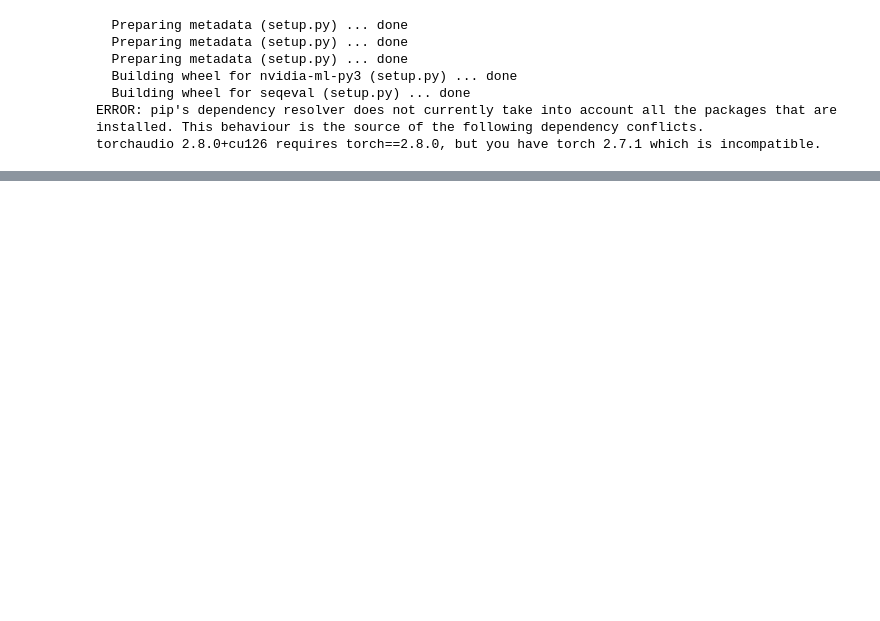
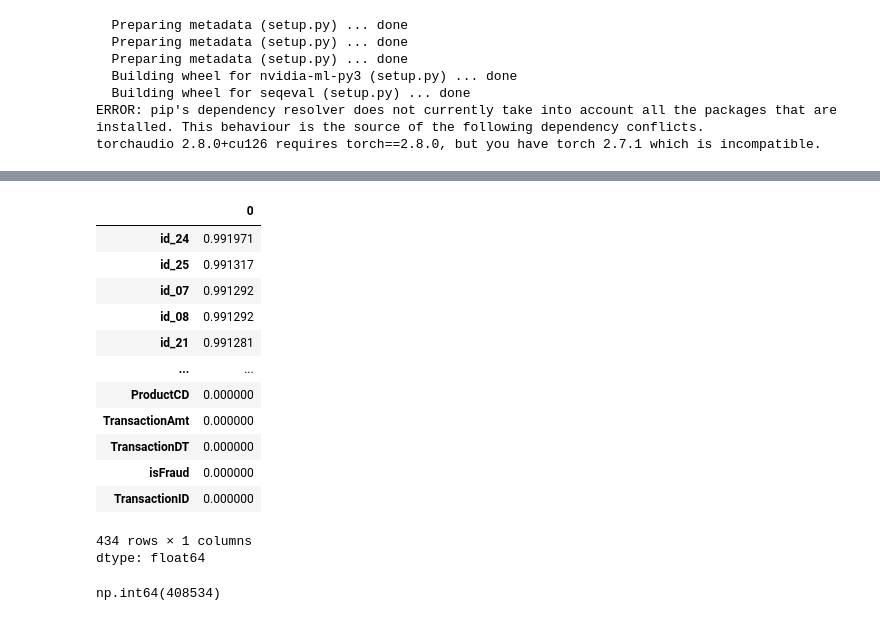
Before and after one commit to ykalathiya-2/AutoGluon, a Jupyter notebook: fraud_detection/fraud_detection.ipynb, the cells around one changed output, grey strips where cells are left out. Saved outputs shown, nothing was run; the diff lists cells and outputs as text; code cells hidden in the pictures; blank space fills up the shorter version.

```diff
--- a/fraud_detection/fraud_detection.ipynb
+++ b/fraud_detection/fraud_detection.ipynb
@@ -39 +80,22 @@ train_data = pd.merge(train_transaction, train_identity, on='TransactionID', how
+# %%
+(train_data.isna().sum()/train_data.shape[0]).sort_values(ascending=False)
+# %% [output]
+|  | 0 |
+| id_24 | 0.991971 |
+| id_25 | 0.991317 |
+| id_07 | 0.991292 |
+| id_08 | 0.991292 |
+| id_21 | 0.991281 |
+| ... | ... |
+| ProductCD | 0.000000 |
+| TransactionAmt | 0.000000 |
+| TransactionDT | 0.000000 |
+| isFraud | 0.000000 |
+| TransactionID | 0.000000 |
+434 rows × 1 columns
+dtype: float64
+# %%
+train_data['id_14'].isna().sum()
+# %% [output]
+np.int64(408534)
 # %%
```
Also changed, not shown: parts of 14 cells of this notebook.
